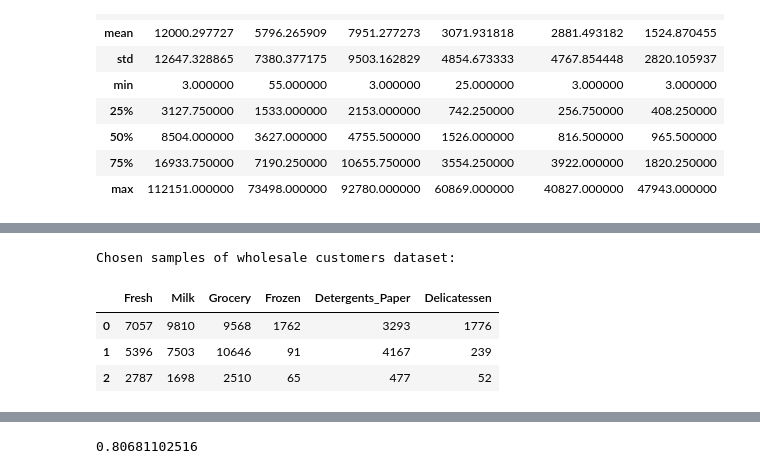
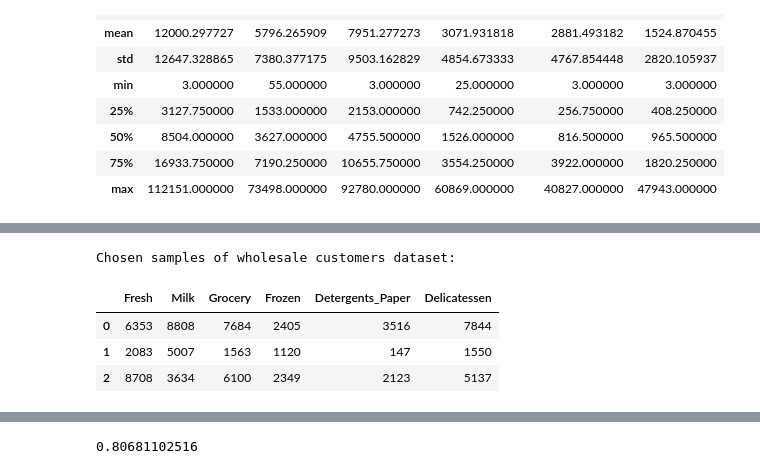
Before and after one commit to kchaudhuri/Machine-Learning, a Jupyter notebook: Customer_Segments/customer_segments.ipynb, the cells around one changed output, grey strips where cells are left out. Cells and saved outputs as stored; diff of their text form; code cells hidden in the pictures.

```diff
--- a/Customer_Segments/customer_segments.ipynb
+++ b/Customer_Segments/customer_segments.ipynb
@@ -68,14 +42,14 @@ To get a better understanding of the customers and how their data will transform
 # %%
 # TODO: Select three indices of your choice you wish to sample from the dataset
-indices = [1,221,439]
+indices = [2,271,409]
 
 # Create a DataFrame of the chosen samples
 samples = pd.DataFrame(data.loc[indices], columns = data.keys()).reset_index(drop = True)
-print "Chosen samples of wholesale customers dataset:"
+print ("Chosen samples of wholesale customers dataset:")
 display(samples)
 # %% [output]
 Chosen samples of wholesale customers dataset:
 |  | Fresh | Milk | Grocery | Frozen | Detergents_Paper | Delicatessen |
-| 0 | 7057 | 9810 | 9568 | 1762 | 3293 | 1776 |
-| 1 | 5396 | 7503 | 10646 | 91 | 4167 | 239 |
-| 2 | 2787 | 1698 | 2510 | 65 | 477 | 52 |
+| 0 | 6353 | 8808 | 7684 | 2405 | 3516 | 7844 |
+| 1 | 2083 | 5007 | 1563 | 1120 | 147 | 1550 |
+| 2 | 8708 | 3634 | 6100 | 2349 | 2123 | 5137 |
```
Also changed, not shown: parts of 62 cells of this notebook, 3 other files.
